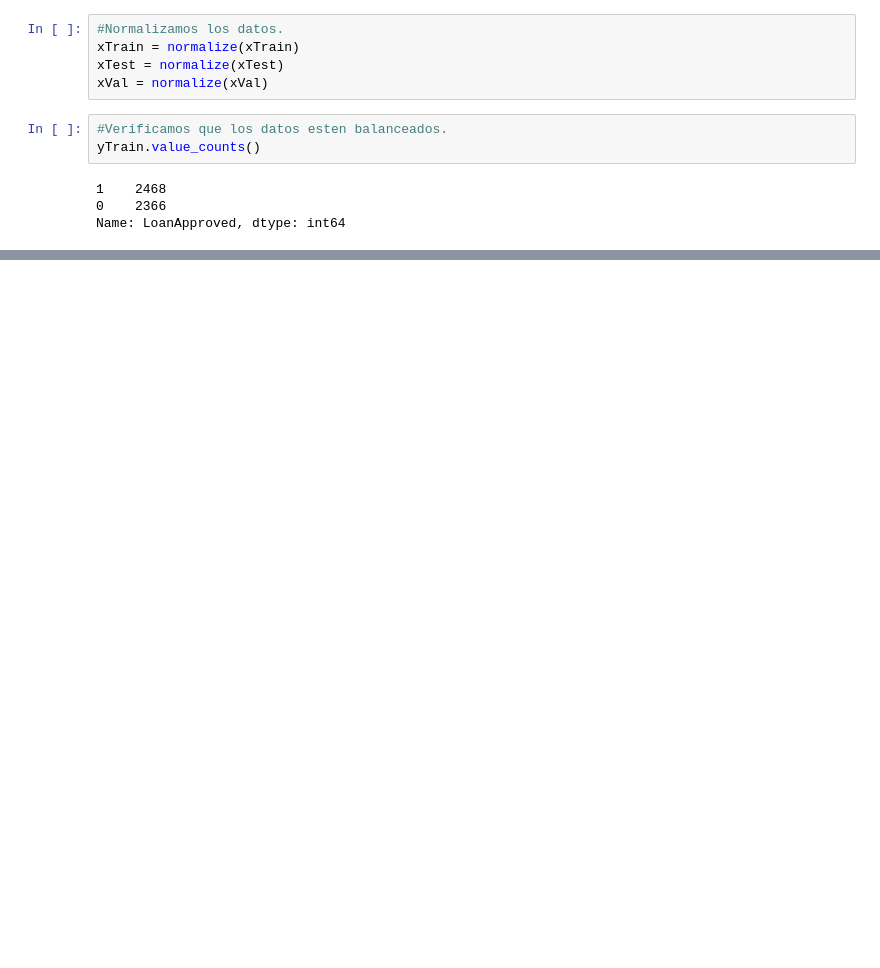
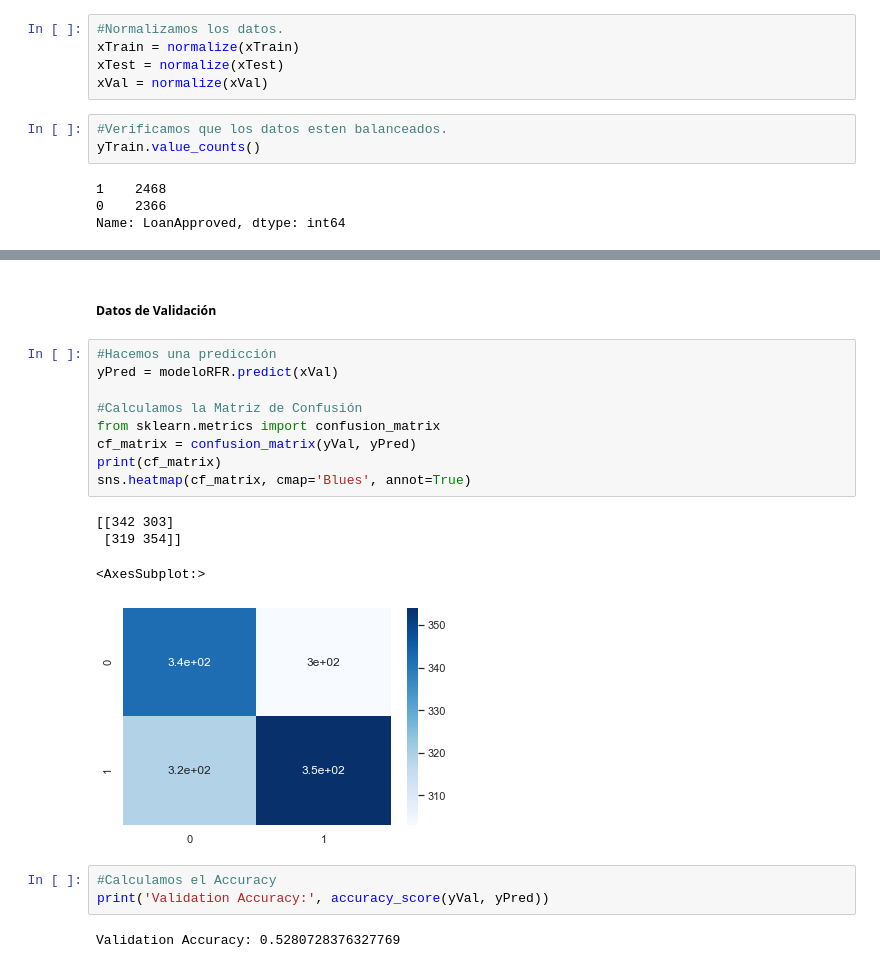
Before and after one commit to danielavillamar/ProyectoIA-KNN, a Jupyter notebook: ProyectoFinal.ipynb, the cells around one changed output, grey strips where cells are left out. Cells and saved outputs as stored; diff of their text form; blank space fills up the shorter version.

```diff
--- a/ProyectoFinal.ipynb
+++ b/ProyectoFinal.ipynb
@@ -477,0 +540,21 @@ Name: LoanApproved, dtype: int64
+# %% [markdown]
+##### Datos de Validación
+# %%
+#Hacemos una predicción
+yPred = modeloRFR.predict(xVal)
+
+#Calculamos la Matriz de Confusión
+from sklearn.metrics import confusion_matrix
+cf_matrix = confusion_matrix(yVal, yPred)
+print(cf_matrix)
+sns.heatmap(cf_matrix, cmap='Blues', annot=True)
+# %% [output]
+[[342 303]
+ [319 354]]
+<AxesSubplot:>
+[figure, added]
+# %%
+#Calculamos el Accuracy
+print('Validation Accuracy:', accuracy_score(yVal, yPred))
+# %% [output]
+Validation Accuracy: 0.5280728376327769
```
Also changed, not shown: parts of 27 cells of this notebook.
